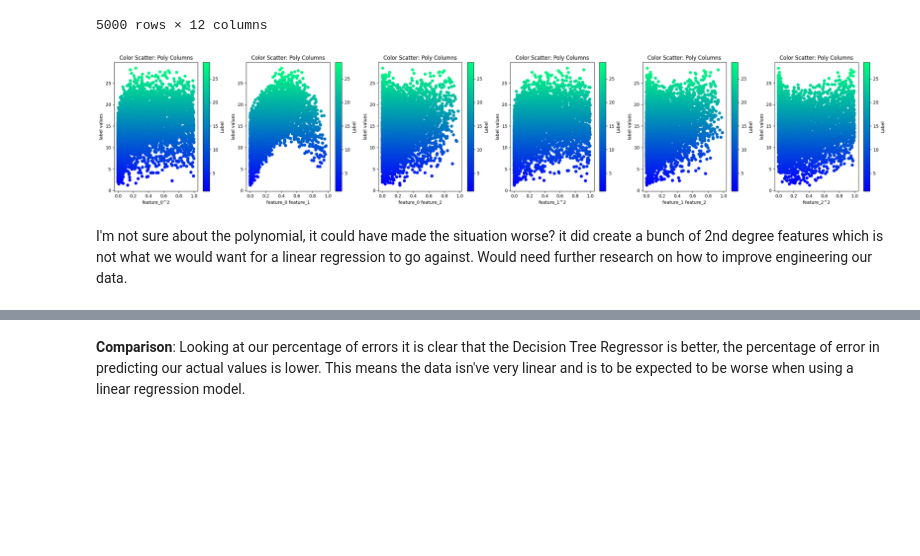
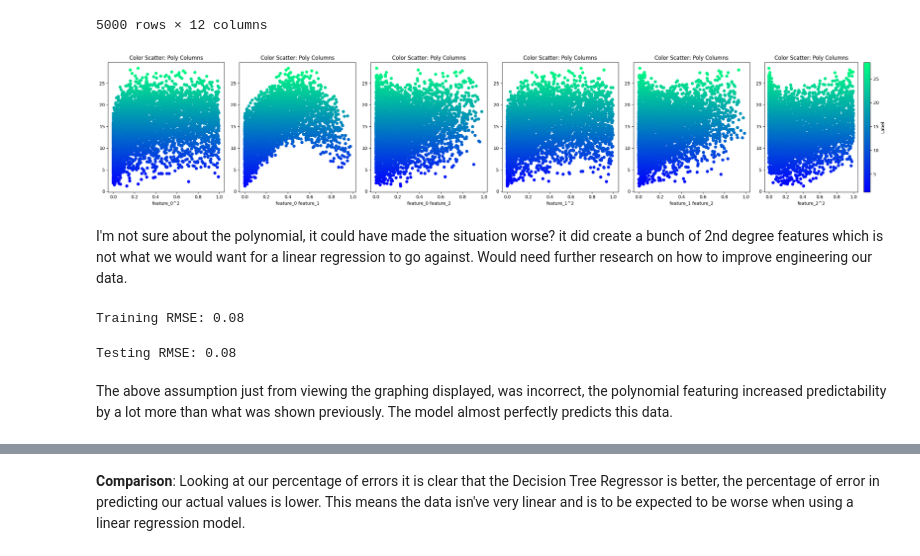
Before and after one commit to gentralg-Gitcoding/programming_basics, a Jupyter notebook: notebooks/lessson_19/Lesson_19_activity.ipynb, the cells around one changed output, grey strips where cells are left out. Cells and saved outputs as stored; diff of their text form; code cells hidden in the pictures; blank space fills up the shorter version.

```diff
--- a/notebooks/lessson_19/Lesson_19_activity.ipynb
+++ b/notebooks/lessson_19/Lesson_19_activity.ipynb
@@ -303,9 +304,9 @@ for i in range(0, 5):
     scat = axes[i].scatter(X_df[f'feature_{i}'], y_series, c=y_series, cmap='winter')
     axes[i].set_title(f'Color Scatter: Feature {i}')
     axes[i].set_xlabel(f'feature_{i}')
-    axes[i].set_ylabel('label values')
+    # axes[i].set_ylabel('label values')
 
-    fig.colorbar(scat, ax=axes[i], label='Label')
+fig.colorbar(scat, ax=axes[4], label='Label')
 
 plt.tight_layout()
 plt.show()
@@ -360,18 +361,18 @@ polyfied_X
 # %%
 #Plot polynomial version of our linear regresson model to see the difference
 fig, axes = plt.subplots(1, 6, figsize=(25, 5))
 
 for i in range(0, 6):
     scat = axes[i].scatter(polyfied_X.iloc[:,i+6], y_series, c=y_series, cmap='winter')
     axes[i].set_title(f'Color Scatter: Poly Columns')
     axes[i].set_xlabel(f'{polyfied_X.columns[i+6]}')
-    axes[i].set_ylabel('label values')
+    # axes[i].set_ylabel('label values')
 
-    fig.colorbar(scat, ax=axes[i], label='Label')
+fig.colorbar(scat, ax=axes[5], label='Label')
 
 plt.tight_layout()
 plt.show()
 # %% [output]
-[figure, old version]
+[figure, new version]
 # %% [markdown]
 I'm not sure about the polynomial, it could have made the situation worse? it did create a bunch of 2nd degree features which is not what we would want for a linear regression to go against. Would need further research on how to improve engineering our data.
@@ -377,0 +381,32 @@ I'm not sure about the polynomial, it could have made the situation worse? it di
+# %%
+#Use base linear regression on our training data
+model = LinearRegression()
+
+#Pass in the y_train as target, target is already separated
+fit_result = model.fit(
+    poly_X_train.drop(columns='feature_0 feature_1'),
+    poly_X_train['feature_0 feature_1']
+)
+
+#Pass in the test as data to predict, NOT Y as it is answers not features
+train_predictions = model.predict(
+    poly_X_train.drop(columns='feature_0 feature_1')
+)
+
+#Pass in Y test values to see the amount of error in the prediction
+train_rsq = root_mean_squared_error(poly_X_train['feature_0 feature_1'], train_predictions)
+print(f'Training RMSE: {train_rsq:.2f}')
+# %% [output]
+Training RMSE: 0.08
+# %%
+test_predictions = model.predict(
+    poly_X_test.drop(columns='feature_0 feature_1')
+)
+
+#Keep it consistent, use y train for train value errors for training values
+test_rsq = root_mean_squared_error(poly_X_test['feature_0 feature_1'], test_predictions)
+print(f'Testing RMSE: {test_rsq:.2f}')
+# %% [output]
+Testing RMSE: 0.08
+# %% [markdown]
+The above assumption just from viewing the graphing displayed, was incorrect, the polynomial featuring increased predictability by a lot more than what was shown previously. The model almost perfectly predicts this data.
```
Also changed, not shown: parts of 5 cells of this notebook, 11 other files.
